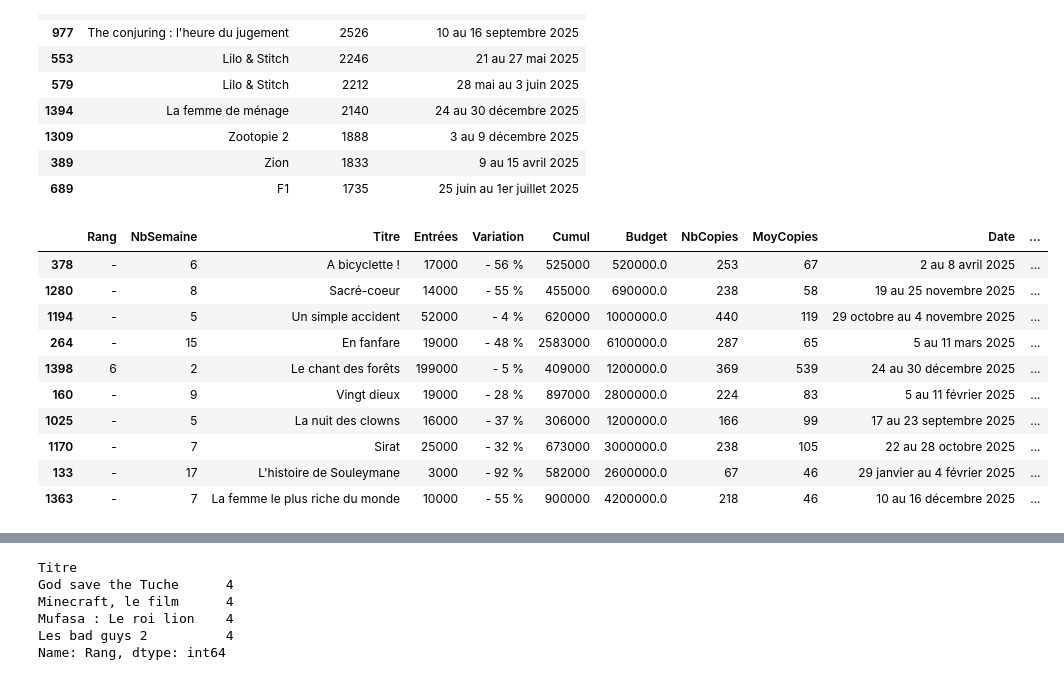
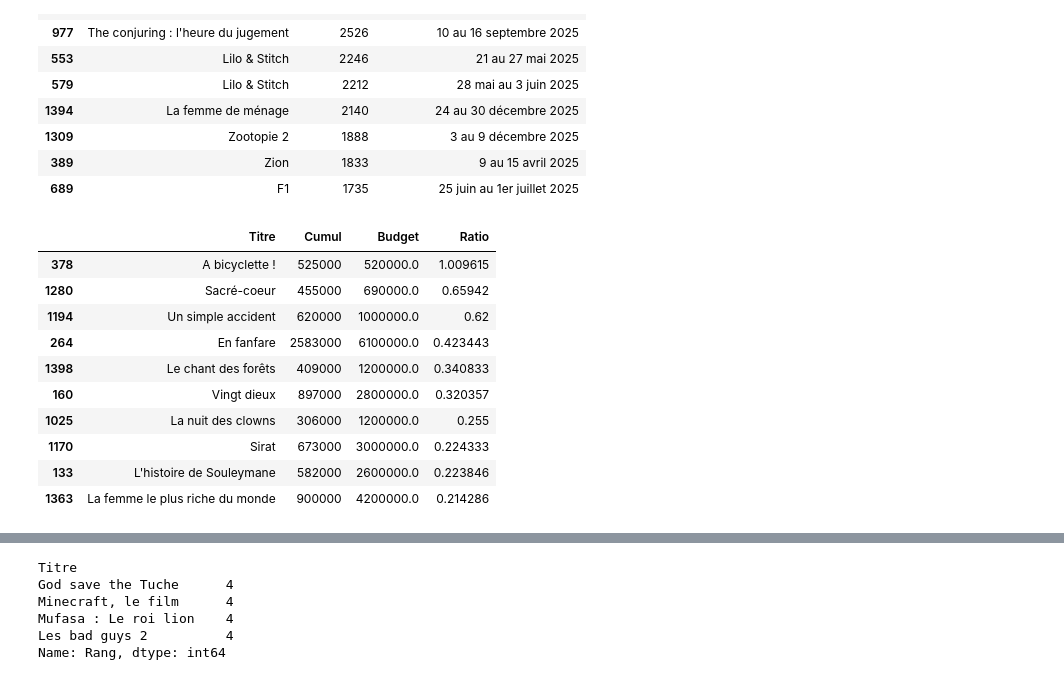
Before and after one commit to GuillaumeLePage22/GuillaumeLePage22.github.io, a Jupyter notebook: assets/Python/Untitled.ipynb, the cells around one changed output, grey strips where cells are left out. Saved outputs shown, nothing was run; the diff lists cells and outputs as text; code cells hidden in the pictures.

```diff
--- a/assets/Python/Untitled.ipynb
+++ b/assets/Python/Untitled.ipynb
@@ -226,19 +261,19 @@ BoxOffice[BoxOffice['MoyCopies'] != np.nan][['Titre','MoyCopies','Date']].sort_v
 | 389 | Zion | 1833 | 9 au 15 avril 2025 |
 | 689 | F1 | 1735 | 25 juin au 1er juillet 2025 |
 # %%
-#Quels films a la meilleur ratio Entrées/Budget ?
-BoxOffice.sort_values('Ratio', ascending = False).drop_duplicates(subset='Titre').head(10)
+#Quels films ont le meilleur ratio Entrées/Budget ?
+BoxOffice[['Titre','Cumul','Budget','Ratio']].sort_values('Ratio', ascending = False).drop_duplicates(subset='Titre').head(10)
 # %% [output]
-|  | Rang | NbSemaine | Titre | Entrées | Variation | Cumul | Budget | NbCopies | MoyCopies | Date | ... |
-| 378 | - | 6 | A bicyclette ! | 17000 | - 56 % | 525000 | 520000.0 | 253 | 67 | 2 au 8 avril 2025 | ... |
-| 1280 | - | 8 | Sacré-coeur | 14000 | - 55 % | 455000 | 690000.0 | 238 | 58 | 19 au 25 novembre 2025 | ... |
-| 1194 | - | 5 | Un simple accident | 52000 | - 4 % | 620000 | 1000000.0 | 440 | 119 | 29 octobre au 4 novembre 2025 | ... |
-| 264 | - | 15 | En fanfare | 19000 | - 48 % | 2583000 | 6100000.0 | 287 | 65 | 5 au 11 mars 2025 | ... |
-| 1398 | 6 | 2 | Le chant des forêts | 199000 | - 5 % | 409000 | 1200000.0 | 369 | 539 | 24 au 30 décembre 2025 | ... |
-| 160 | - | 9 | Vingt dieux | 19000 | - 28 % | 897000 | 2800000.0 | 224 | 83 | 5 au 11 février 2025 | ... |
-| 1025 | - | 5 | La nuit des clowns | 16000 | - 37 % | 306000 | 1200000.0 | 166 | 99 | 17 au 23 septembre 2025 | ... |
-| 1170 | - | 7 | Sirat | 25000 | - 32 % | 673000 | 3000000.0 | 238 | 105 | 22 au 28 octobre 2025 | ... |
-| 133 | - | 17 | L'histoire de Souleymane | 3000 | - 92 % | 582000 | 2600000.0 | 67 | 46 | 29 janvier au 4 février 2025 | ... |
-| 1363 | - | 7 | La femme le plus riche du monde | 10000 | - 55 % | 900000 | 4200000.0 | 218 | 46 | 10 au 16 décembre 2025 | ... |
+|  | Titre | Cumul | Budget | Ratio |
+| 378 | A bicyclette ! | 525000 | 520000.0 | 1.009615 |
+| 1280 | Sacré-coeur | 455000 | 690000.0 | 0.65942 |
+| 1194 | Un simple accident | 620000 | 1000000.0 | 0.62 |
+| 264 | En fanfare | 2583000 | 6100000.0 | 0.423443 |
+| 1398 | Le chant des forêts | 409000 | 1200000.0 | 0.340833 |
+| 160 | Vingt dieux | 897000 | 2800000.0 | 0.320357 |
+| 1025 | La nuit des clowns | 306000 | 1200000.0 | 0.255 |
+| 1170 | Sirat | 673000 | 3000000.0 | 0.224333 |
+| 133 | L'histoire de Souleymane | 582000 | 2600000.0 | 0.223846 |
+| 1363 | La femme le plus riche du monde | 900000 | 4200000.0 | 0.214286 |
 # %%
 #Quels films ont les pire ratio Entrées/Budget ?
```
Also changed, not shown: parts of 21 cells of this notebook.
